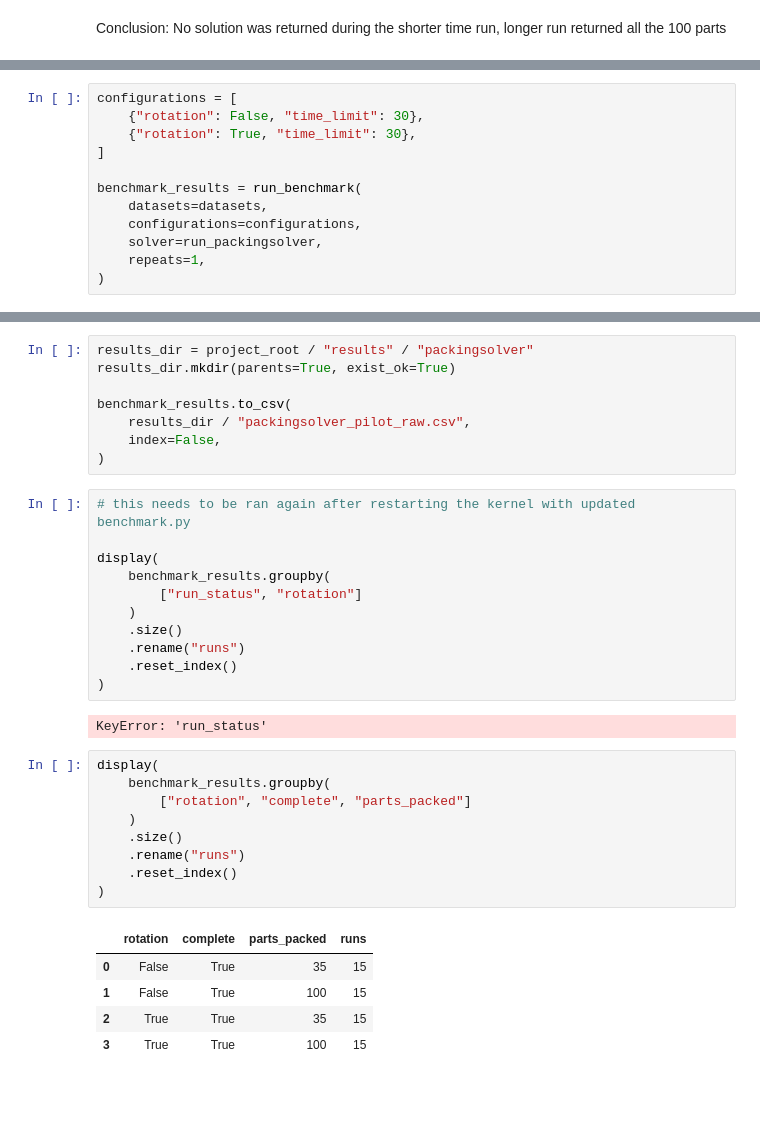
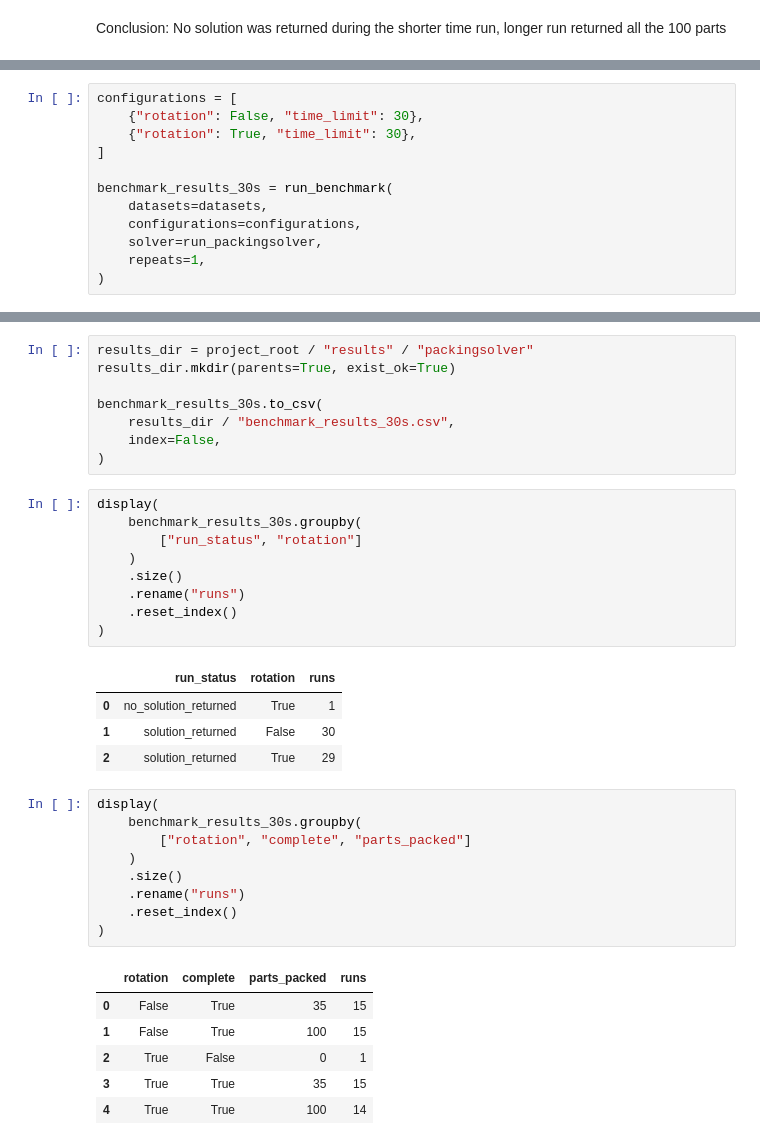
Before and after one commit to ivetsem/2D-Optimisation-in-Metals-Manufacturing, a Jupyter notebook: notebooks/03_packingsolver_exploration.ipynb, the cells around one changed output, grey strips where cells are left out. Drawn from its saved outputs; the diff is of its cells as text; blank space fills up the shorter version.

```diff
--- a/notebooks/03_packingsolver_exploration.ipynb
+++ b/notebooks/03_packingsolver_exploration.ipynb
@@ -732,7 +747,7 @@ configurations = [
     {"rotation": True, "time_limit": 30},
 ]
 
-benchmark_results = run_benchmark(
+benchmark_results_30s = run_benchmark(
     datasets=datasets,
     configurations=configurations,
     solver=run_packingsolver,
@@ -760,15 +757,13 @@ Total staircase leftover value:  866330
 results_dir = project_root / "results" / "packingsolver"
 results_dir.mkdir(parents=True, exist_ok=True)
 
-benchmark_results.to_csv(
-    results_dir / "packingsolver_pilot_raw.csv",
+benchmark_results_30s.to_csv(
+    results_dir / "benchmark_results_30s.csv",
     index=False,
 )
 # %%
-# this needs to be ran again after restarting the kernel with updated benchmark.py
-
 display(
-    benchmark_results.groupby(
+    benchmark_results_30s.groupby(
         ["run_status", "rotation"]
     )
     .size()
@@ -776,21 +771,25 @@ display(
     .reset_index()
 )
 # %% [output]
-KeyError: 'run_status'
+|  | run_status | rotation | runs |
+| 0 | no_solution_returned | True | 1 |
+| 1 | solution_returned | False | 30 |
+| 2 | solution_returned | True | 29 |
 # %%
 display(
-    benchmark_results.groupby(
+    benchmark_results_30s.groupby(
         ["rotation", "complete", "parts_packed"]
     )
     .size()
     .rename("runs")
     .reset_index()
 )
 # %% [output]
 |  | rotation | complete | parts_packed | runs |
 | 0 | False | True | 35 | 15 |
 | 1 | False | True | 100 | 15 |
-| 2 | True | True | 35 | 15 |
-| 3 | True | True | 100 | 15 |
+| 2 | True | False | 0 | 1 |
+| 3 | True | True | 35 | 15 |
+| 4 | True | True | 100 | 14 |
 # %%
 summary = (
```
Also changed, not shown: parts of 13 cells of this notebook, 5 other files.
